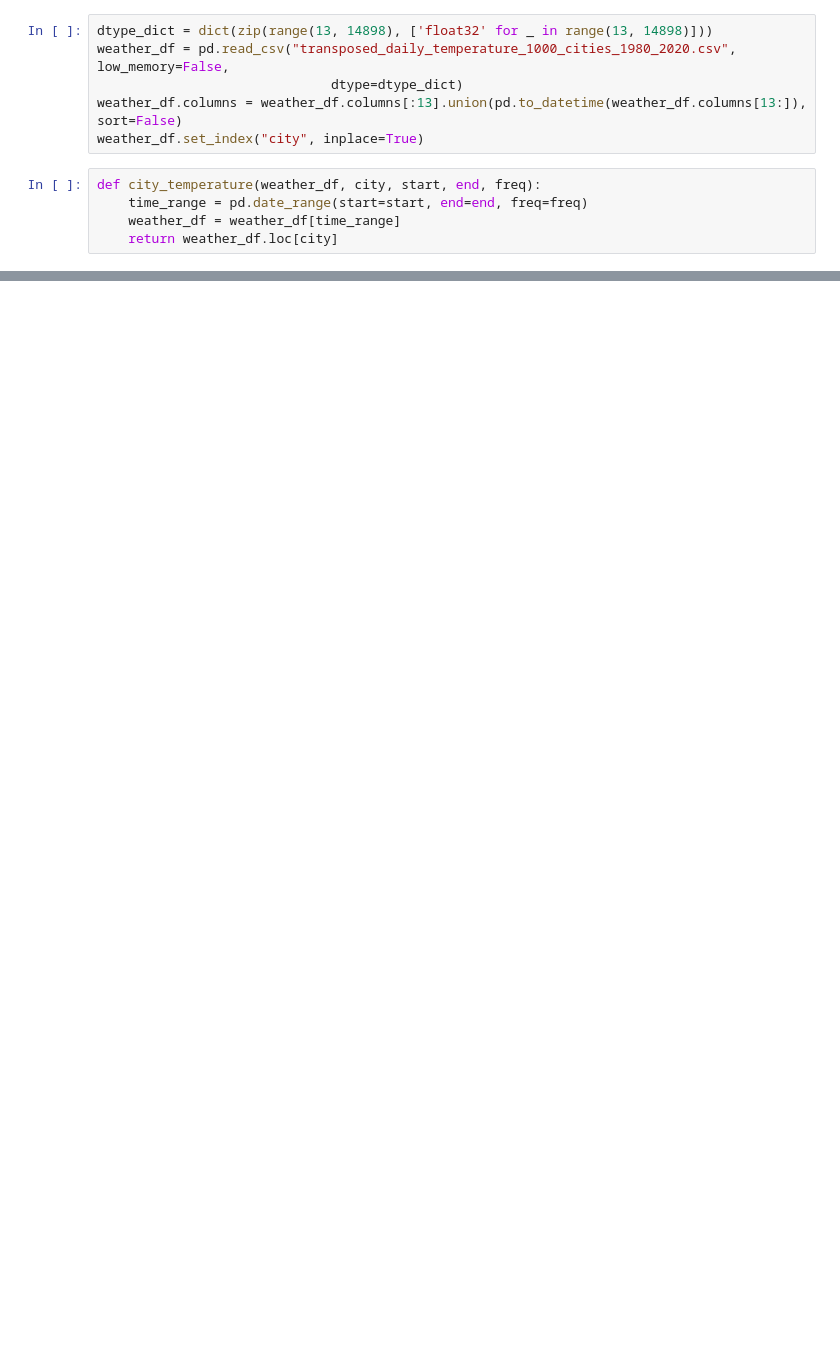
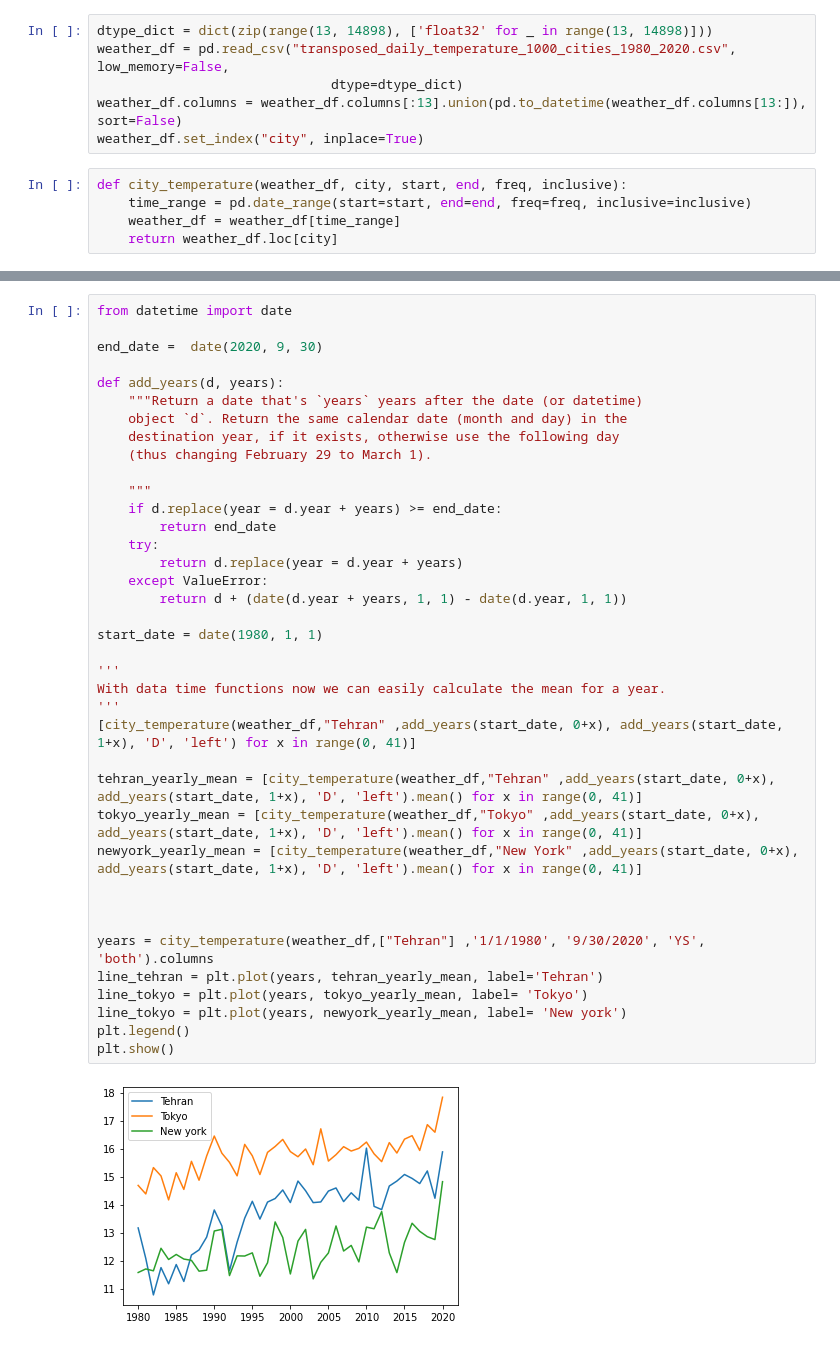
Before and after one commit to AmirHooshangi/1000-cities-temp-data-exploratory-data-analysis, a Jupyter notebook: weather-visualization.ipynb, the cells around one changed output, grey strips where cells are left out. Drawn from its saved outputs; the diff is of its cells as text; blank space fills up the shorter version.

Commit message:
compute yearly mean for each city

```diff
--- a/weather-visualization.ipynb
+++ b/weather-visualization.ipynb
@@ -10,7 +11,7 @@ weather_df = pd.read_csv("transposed_daily_temperature_1000_cities_1980_2020.csv
 weather_df.columns = weather_df.columns[:13].union(pd.to_datetime(weather_df.columns[13:]), sort=False)
 weather_df.set_index("city", inplace=True)
 # %%
-def city_temperature(weather_df, city, start, end, freq):
-    time_range = pd.date_range(start=start, end=end, freq=freq)
+def city_temperature(weather_df, city, start, end, freq, inclusive):
+    time_range = pd.date_range(start=start, end=end, freq=freq, inclusive=inclusive)
     weather_df = weather_df[time_range]
     return weather_df.loc[city]
@@ -32,0 +35,40 @@ plt.show()
+# %%
+from datetime import date
+
+end_date =  date(2020, 9, 30)
+
+def add_years(d, years):
+    """Return a date that's `years` years after the date (or datetime)
+    object `d`. Return the same calendar date (month and day) in the
+    destination year, if it exists, otherwise use the following day
+    (thus changing February 29 to March 1).
+
+    """
+    if d.replace(year = d.year + years) >= end_date:
+        return end_date
+    try:
+        return d.replace(year = d.year + years)
+    except ValueError:
+        return d + (date(d.year + years, 1, 1) - date(d.year, 1, 1))
+
+start_date = date(1980, 1, 1)
+
+'''
+With data time functions now we can easily calculate the mean for a year.
+'''
+[city_temperature(weather_df,"Tehran" ,add_years(start_date, 0+x), add_years(start_date, 1+x), 'D', 'left') for x in range(0, 41)]
+
+tehran_yearly_mean = [city_temperature(weather_df,"Tehran" ,add_years(start_date, 0+x), add_years(start_date, 1+x), 'D', 'left').mean() for x in range(0, 41)]
+tokyo_yearly_mean = [city_temperature(weather_df,"Tokyo" ,add_years(start_date, 0+x), add_years(start_date, 1+x), 'D', 'left').mean() for x in range(0, 41)]
+newyork_yearly_mean = [city_temperature(weather_df,"New York" ,add_years(start_date, 0+x), add_years(start_date, 1+x), 'D', 'left').mean() for x in range(0, 41)]
+
+
+
+years = city_temperature(weather_df,["Tehran"] ,'1/1/1980', '9/30/2020', 'YS', 'both').columns
+line_tehran = plt.plot(years, tehran_yearly_mean, label='Tehran')
+line_tokyo = plt.plot(years, tokyo_yearly_mean, label= 'Tokyo')
+line_tokyo = plt.plot(years, newyork_yearly_mean, label= 'New york')
+plt.legend()
+plt.show()
+# %% [output]
+[figure, added]
```
Also changed, not shown: parts of 5 cells of this notebook.
